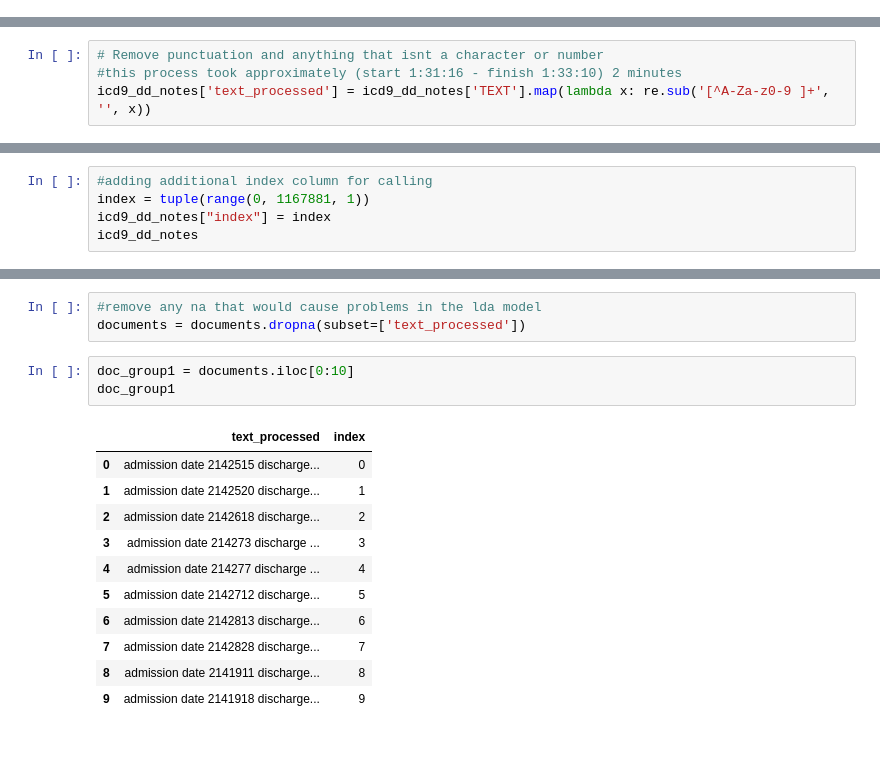
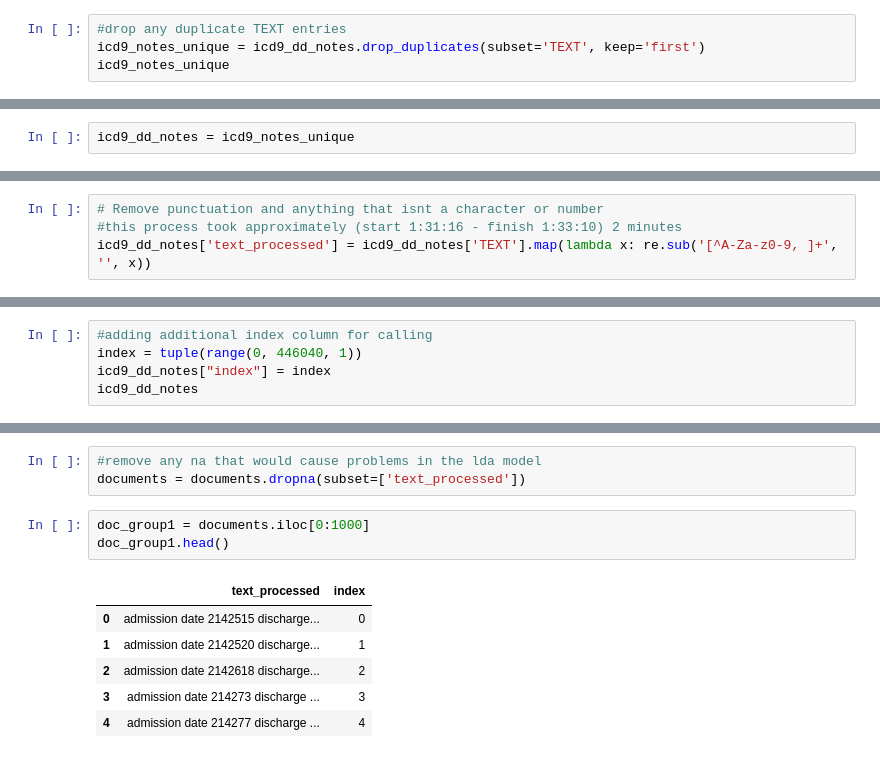
Before and after one commit to destsummer/LBL_Internship, a Jupyter notebook: Jupyter_Notebooks/NoteAssimilation-2.ipynb, the cells around one changed output, grey strips where cells are left out. Drawn from its saved outputs; the diff is of its cells as text.

```diff
--- a/Jupyter_Notebooks/NoteAssimilation-2.ipynb
+++ b/Jupyter_Notebooks/NoteAssimilation-2.ipynb
@@ -113 +149,5 @@ TEXT          1167881
 dtype: int64
+# %%
+#drop any duplicate TEXT entries
+icd9_notes_unique = icd9_dd_notes.drop_duplicates(subset='TEXT', keep='first')
+icd9_notes_unique
@@ -113,0 +195,2 @@ dtype: int64
+# %%
+icd9_dd_notes = icd9_notes_unique
@@ -166,7 +286,7 @@ import re
 # %%
 # Remove punctuation and anything that isnt a character or number
 #this process took approximately (start 1:31:16 - finish 1:33:10) 2 minutes
-icd9_dd_notes['text_processed'] = icd9_dd_notes['TEXT'].map(lambda x: re.sub('[^A-Za-z0-9 ]+', '', x))
+icd9_dd_notes['text_processed'] = icd9_dd_notes['TEXT'].map(lambda x: re.sub('[^A-Za-z0-9, ]+', '', x))
 # %%
 # Convert to lowercase
 icd9_dd_notes['text_processed'] = icd9_dd_notes['text_processed'].map(lambda x: x.lower())
@@ -192,6 +312,6 @@ icd9_dd_notes.head()
 # %%
 #adding additional index column for calling
-index = tuple(range(0, 1167881, 1))
+index = tuple(range(0, 446040, 1))
 icd9_dd_notes["index"] = index
 icd9_dd_notes
 # %% [output]
@@ -275,20 +395,15 @@ original document:
 #remove any na that would cause problems in the lda model
 documents = documents.dropna(subset=['text_processed'])
 # %%
-doc_group1 = documents.iloc[0:10]
-doc_group1
+doc_group1 = documents.iloc[0:1000]
+doc_group1.head()
 # %% [output]
 |  | text_processed | index |
 | 0 | admission date 2142515 discharge... | 0 |
 | 1 | admission date 2142520 discharge... | 1 |
 | 2 | admission date 2142618 discharge... | 2 |
 | 3 | admission date 214273 discharge ... | 3 |
 | 4 | admission date 214277 discharge ... | 4 |
-| 5 | admission date 2142712 discharge... | 5 |
-| 6 | admission date 2142813 discharge... | 6 |
-| 7 | admission date 2142828 discharge... | 7 |
-| 8 | admission date 2141911 discharge... | 8 |
-| 9 | admission date 2141918 discharge... | 9 |
 # %%
 #use preprocess function on group1
 processed_docs = doc_group1['text_processed'].map(preprocess)
```
Also changed, not shown: parts of 38 cells of this notebook.
